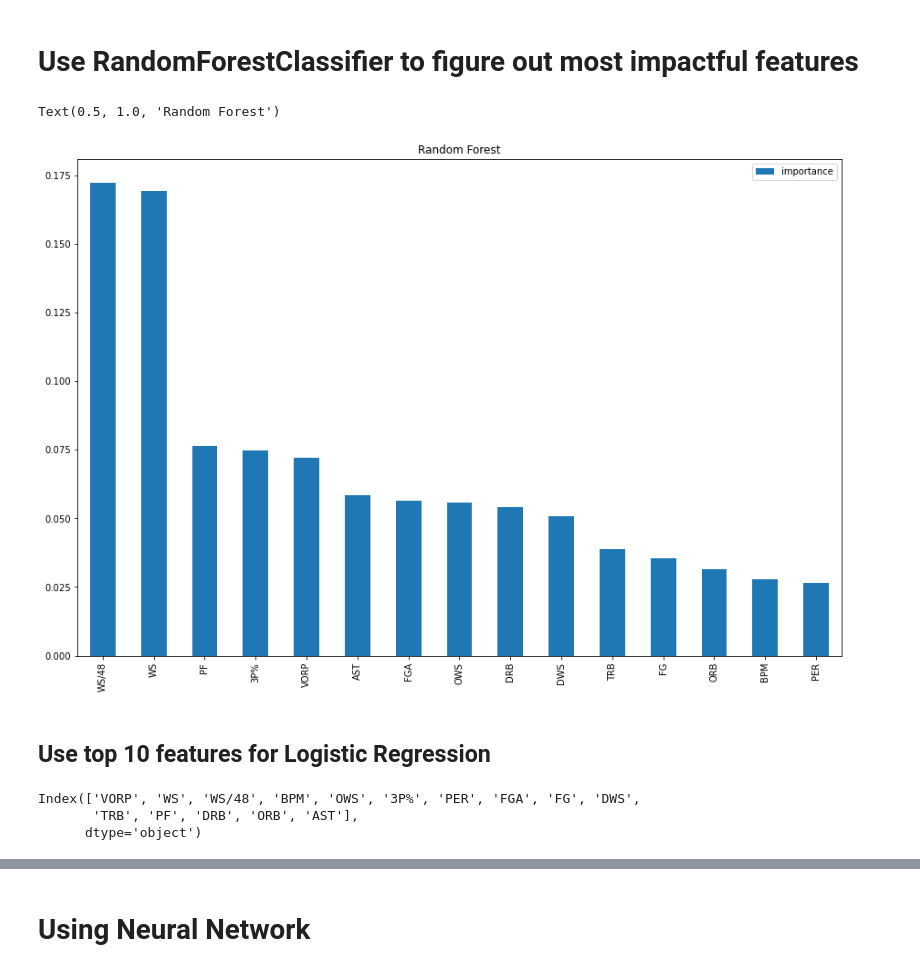
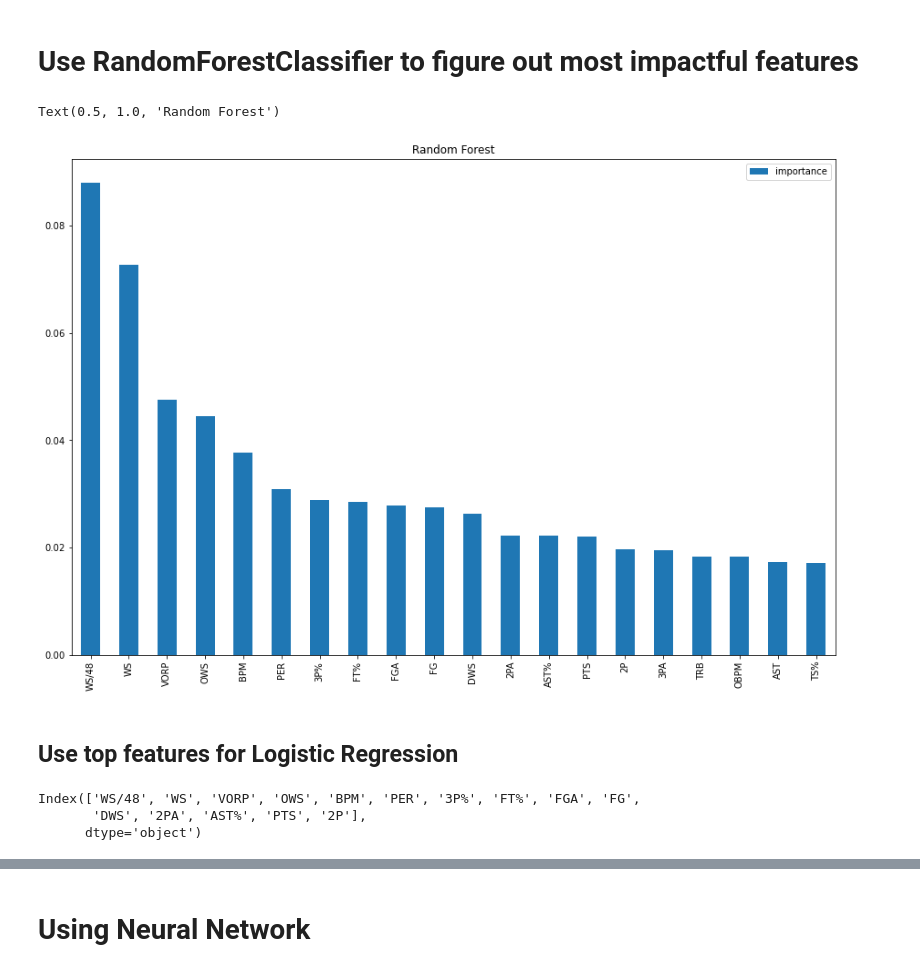
Before and after one commit to dcmar18/NBA-MVP, a Jupyter notebook: data_analysis_top.ipynb, the cells around one changed output, grey strips where cells are left out. Drawn from its saved outputs; the diff is of its cells as text; code cells hidden in the pictures.

```diff
--- a/data_analysis_top.ipynb
+++ b/data_analysis_top.ipynb
@@ -174,6 +174,6 @@ mvp_candidates_df.head()
 5 rows × 52 columns
 # %%
 #Drop columns we identified as not being relevent
-mvp_candidates_df=mvp_candidates_df.drop(columns=['Year', 'Year_Name', '3PA', 'Pos', '3PAr', 'Tm', "eFG%", "FT%", "FTr", "Age", "Player", "GS"])
+mvp_candidates_df=mvp_candidates_df.drop(columns=['Year', 'Year_Name', 'Pos','Tm',"Player"])
 mvp_candidates_df
 # %% [output]
@@ -244,25 +264,25 @@ Text(69.0, 0.5, 'Truth')
 # %% [markdown]
 # Use RandomForestClassifier to figure out most impactful features
 # %%
-rf = RandomForestClassifier(max_features=15,random_state=1)
+rf = RandomForestClassifier(random_state=1)
 rf.fit(X,y)
 importance = pd.DataFrame(rf.feature_importances_,index=X.columns.tolist(),columns=['importance']).sort_values(by='importance',ascending=False)
 importance.head(20).plot(kind='bar',figsize = (15,10))
 plt.title("Random Forest")
 # %% [output]
 Text(0.5, 1.0, 'Random Forest')
-[figure, old version]
+[figure, new version]
 # %%
 important_features = importance.index
 # %% [markdown]
-## Use top 10 features for Logistic Regression
+## Use top features for Logistic Regression
 # %%
 top_15_features = important_features[:15]
 # %%
 top_15_features
 # %% [output]
-Index(['VORP', 'WS', 'WS/48', 'BPM', 'OWS', '3P%', 'PER', 'FGA', 'FG', 'DWS',
-       'TRB', 'PF', 'DRB', 'ORB', 'AST'],
+Index(['WS/48', 'WS', 'VORP', 'OWS', 'BPM', 'PER', '3P%', 'FT%', 'FGA', 'FG',
+       'DWS', '2PA', 'AST%', 'PTS', '2P'],
       dtype='object')
 # %%
 # Separate the y variable, the labels
```
Also changed, not shown: parts of 21 cells of this notebook, 9 other files.
